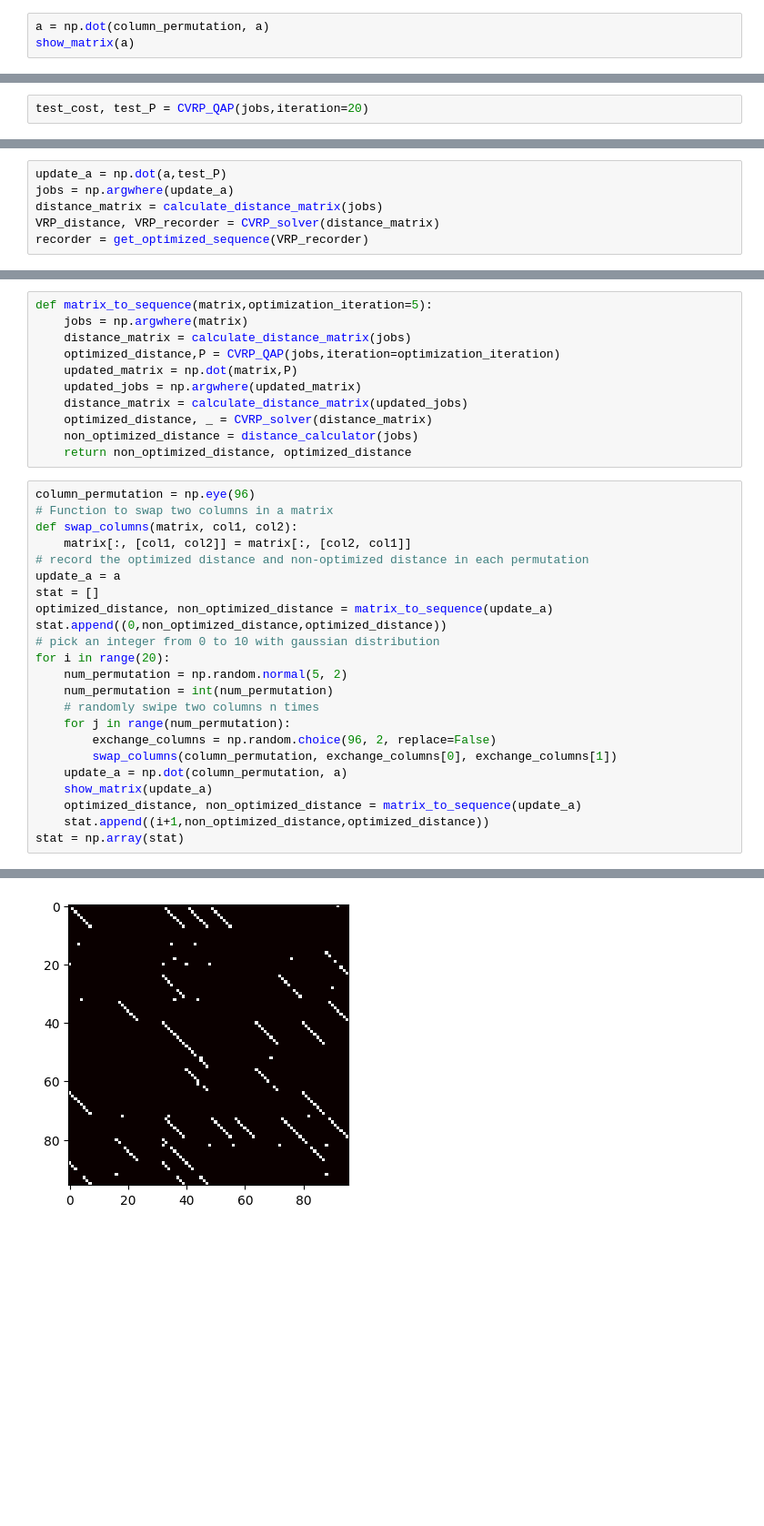
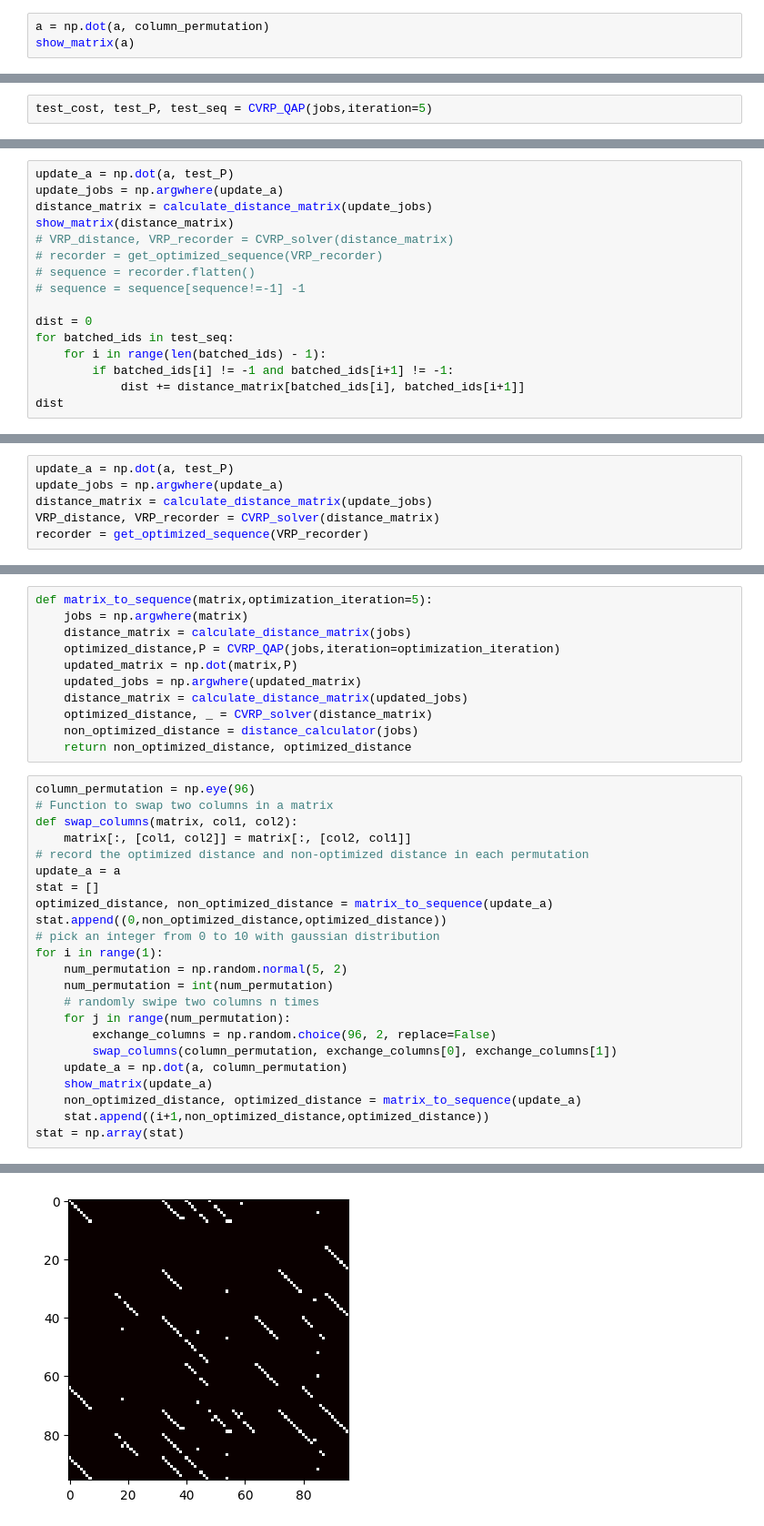
Before and after one commit to wuRoy/CVRP_pipette_scheduling, a Jupyter notebook: notebooks/VRP_scheduling.ipynb, the cells around one changed output, grey strips where cells are left out. Shown at 91% size. Saved outputs shown, nothing was run; the diff lists cells and outputs as text; blank space fills up the shorter version.

```diff
--- a/notebooks/VRP_scheduling.ipynb
+++ b/notebooks/VRP_scheduling.ipynb
@@ -60,4 +66,4 @@ show_matrix(column_permutation)
 # %%
-a = np.dot(column_permutation, a)
+a = np.dot(a, column_permutation)
 show_matrix(a)
 # %% [output]
@@ -71,5 +77,5 @@ volume = np.array(volume)
 #S,E = calculate_S_E(jobs)
 #D_prime = calculate_D_prime(D, S, E)
 # %%
-test_cost, test_P = CVRP_QAP(jobs,iteration=20)
+test_cost, test_P, test_seq = CVRP_QAP(jobs,iteration=5)
 # %% [output]
@@ -92,0 +93,16 @@ iter=19, cost=194.0 after QAP
+# %%
+update_a = np.dot(a, test_P)
+update_jobs = np.argwhere(update_a)
+distance_matrix = calculate_distance_matrix(update_jobs)
+show_matrix(distance_matrix)
+# VRP_distance, VRP_recorder = CVRP_solver(distance_matrix)
+# recorder = get_optimized_sequence(VRP_recorder)
+# sequence = recorder.flatten()
+# sequence = sequence[sequence!=-1] -1
+
+dist = 0
+for batched_ids in test_seq:
+    for i in range(len(batched_ids) - 1):
+        if batched_ids[i] != -1 and batched_ids[i+1] != -1:
+            dist += distance_matrix[batched_ids[i], batched_ids[i+1]]
+dist
@@ -93,7 +114,7 @@ iter=19, cost=194.0 after QAP
 # %%
-update_a = np.dot(a,test_P)
-jobs = np.argwhere(update_a)
-distance_matrix = calculate_distance_matrix(jobs)
+update_a = np.dot(a, test_P)
+update_jobs = np.argwhere(update_a)
+distance_matrix = calculate_distance_matrix(update_jobs)
 VRP_distance, VRP_recorder = CVRP_solver(distance_matrix)
 recorder = get_optimized_sequence(VRP_recorder)
 # %% [output]
@@ -177,16 +198,16 @@ stat = []
 optimized_distance, non_optimized_distance = matrix_to_sequence(update_a)
 stat.append((0,non_optimized_distance,optimized_distance))
 # pick an integer from 0 to 10 with gaussian distribution
-for i in range(20):
+for i in range(1):
     num_permutation = np.random.normal(5, 2)
     num_permutation = int(num_permutation)
     # randomly swipe two columns n times
     for j in range(num_permutation):
         exchange_columns = np.random.choice(96, 2, replace=False)
         swap_columns(column_permutation, exchange_columns[0], exchange_columns[1])
-    update_a = np.dot(column_permutation, a)
+    update_a = np.dot(a, column_permutation)
     show_matrix(update_a)
-    optimized_distance, non_optimized_distance = matrix_to_sequence(update_a)
+    non_optimized_distance, optimized_distance = matrix_to_sequence(update_a)
     stat.append((i+1,non_optimized_distance,optimized_distance))
 stat = np.array(stat)
 # %% [output]
@@ -209 +230 @@ Objective: 0
-[figure, old version]
+[figure, new version]
```
Also changed, not shown: parts of 12 cells of this notebook, 7 other files.
